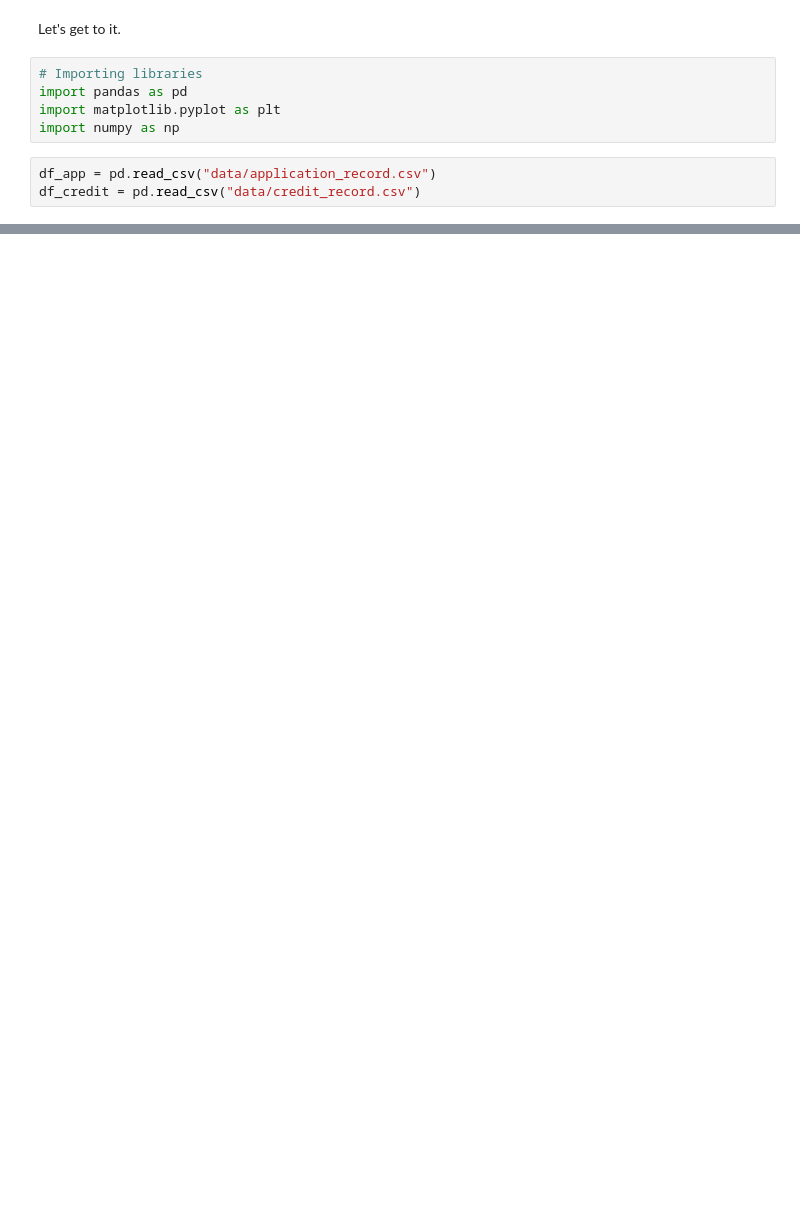
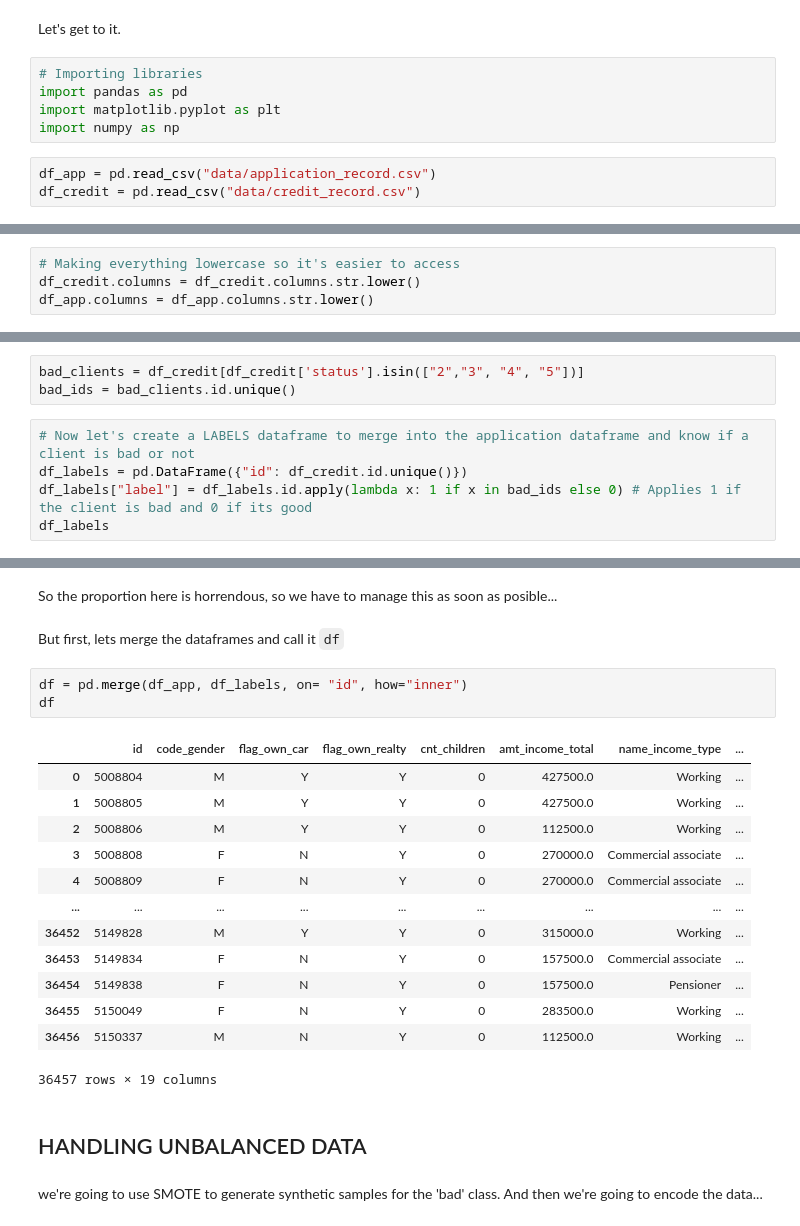
Before and after one commit to imelinc/credit-card-approval-project, a Jupyter notebook: credit-card-approval-project.ipynb, the cells around one changed output, grey strips where cells are left out. Drawn from its saved outputs; the diff is of its cells as text; blank space fills up the shorter version.

Commit message:
Merged the df

```diff
--- a/credit-card-approval-project.ipynb
+++ b/credit-card-approval-project.ipynb
@@ -33,0 +97,4 @@ df_credit = pd.read_csv("data/credit_record.csv")
+# %%
+# Making everything lowercase so it's easier to access
+df_credit.columns = df_credit.columns.str.lower()
+df_app.columns = df_app.columns.str.lower()
@@ -33,0 +146,8 @@ df_credit = pd.read_csv("data/credit_record.csv")
+# %%
+bad_clients = df_credit[df_credit['status'].isin(["2","3", "4", "5"])]
+bad_ids = bad_clients.id.unique()
+# %%
+# Now let's create a LABELS dataframe to merge into the application dataframe and know if a client is bad or not
+df_labels = pd.DataFrame({"id": df_credit.id.unique()})
+df_labels["label"] = df_labels.id.apply(lambda x: 1 if x in bad_ids else 0) # Applies 1 if the client is bad and 0 if its good
+df_labels
@@ -33,0 +175,25 @@ df_credit = pd.read_csv("data/credit_record.csv")
+# %% [markdown]
+So the proportion here is horrendous, so we have to manage this as soon as posible...
+# %% [markdown]
+But first, lets merge the dataframes and call it `df`
+# %%
+df = pd.merge(df_app, df_labels, on= "id", how="inner")
+df
+# %% [output]
+|  | id | code_gender | flag_own_car | flag_own_realty | cnt_children | amt_income_total | name_income_type | ... |
+| 0 | 5008804 | M | Y | Y | 0 | 427500.0 | Working | ... |
+| 1 | 5008805 | M | Y | Y | 0 | 427500.0 | Working | ... |
+| 2 | 5008806 | M | Y | Y | 0 | 112500.0 | Working | ... |
+| 3 | 5008808 | F | N | Y | 0 | 270000.0 | Commercial associate | ... |
+| 4 | 5008809 | F | N | Y | 0 | 270000.0 | Commercial associate | ... |
+| ... | ... | ... | ... | ... | ... | ... | ... | ... |
+| 36452 | 5149828 | M | Y | Y | 0 | 315000.0 | Working | ... |
+| 36453 | 5149834 | F | N | Y | 0 | 157500.0 | Commercial associate | ... |
+| 36454 | 5149838 | F | N | Y | 0 | 157500.0 | Pensioner | ... |
+| 36455 | 5150049 | F | N | Y | 0 | 283500.0 | Working | ... |
+| 36456 | 5150337 | M | N | Y | 0 | 112500.0 | Working | ... |
+36457 rows × 19 columns
+# %% [markdown]
+## HANDLING UNBALANCED DATA
+# %% [markdown]
+we're going to use SMOTE to generate synthetic samples for the 'bad' class. And then we're going to encode the data...
```
Also changed, not shown: parts of 12 cells of this notebook.
